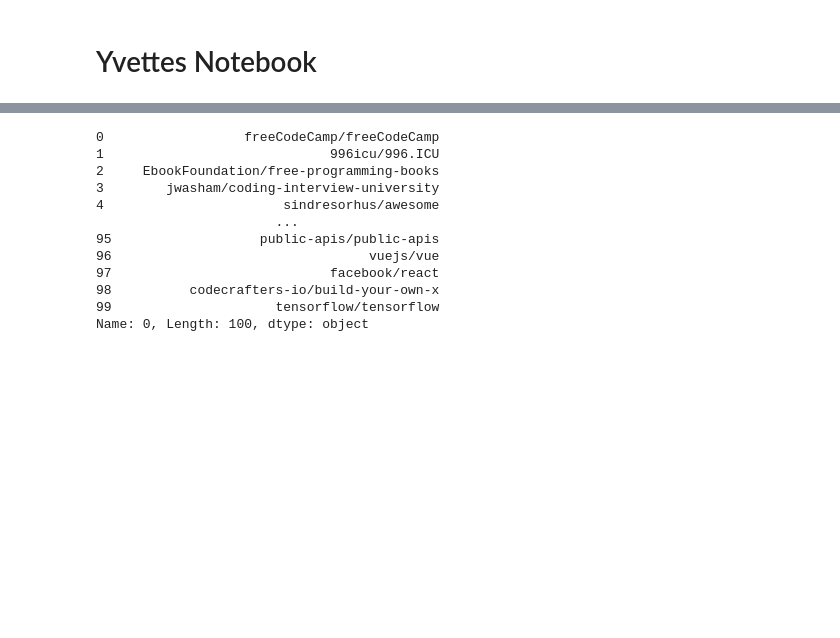
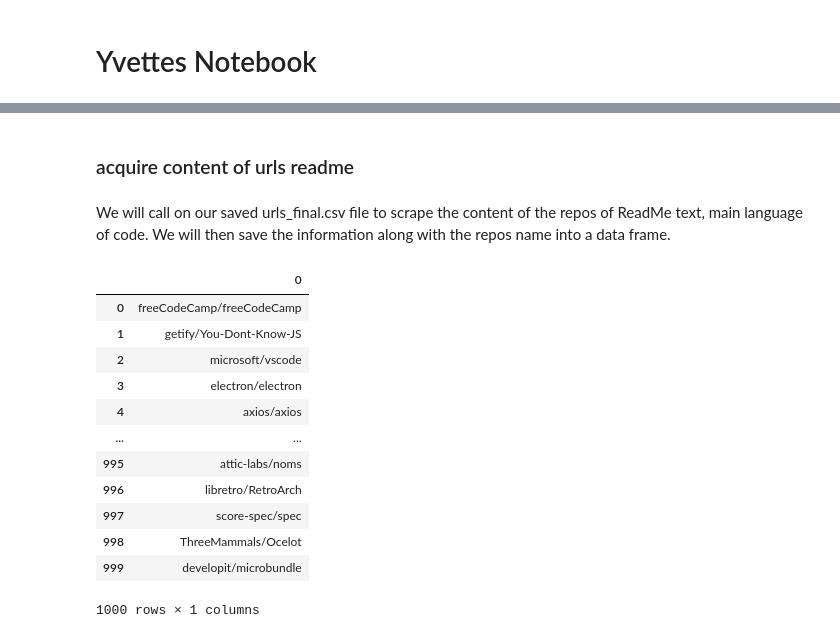
Before and after one commit to NLP-Project-Burton-Yuvia-Yvette/NLP-Project, a Jupyter notebook: Yvettes_notebook.ipynb, the cells around one changed output, grey strips where cells are left out. Drawn from its saved outputs; the diff is of its cells as text; code cells hidden in the pictures; blank space fills up the shorter version.

Commit message:
create readme_df csv file

```diff
--- a/Yvettes_notebook.ipynb
+++ b/Yvettes_notebook.ipynb
@@ -20,16 +47,21 @@ import time
+# %% [markdown]
+### acquire content of urls readme
+# %% [markdown]
+We will call on our saved urls_final.csv file to scrape the content of the repos of ReadMe text, main language of code. We will then save the information along with the repos name into a data frame.
 # %%
-urls_repo = pd.read_csv('urls.csv', index_col=0)
-urls_repo['0']
+urls_repo = pd.read_csv('urls_final.csv', index_col=0)
+urls_repo
 # %% [output]
+|  | 0 |
+| 0 | freeCodeCamp/freeCodeCamp |
+| 1 | getify/You-Dont-Know-JS |
+| 2 | microsoft/vscode |
+| 3 | electron/electron |
+| 4 | axios/axios |
+| ... | ... |
+| 995 | attic-labs/noms |
+| 996 | libretro/RetroArch |
+| 997 | score-spec/spec |
+| 998 | ThreeMammals/Ocelot |
+| 999 | developit/microbundle |
-0                  freeCodeCamp/freeCodeCamp
-1                             996icu/996.ICU
-2     EbookFoundation/free-programming-books
-3        jwasham/coding-interview-university
-4                       sindresorhus/awesome
-                       ...
-95                   public-apis/public-apis
-96                                 vuejs/vue
-97                            facebook/react
-98          codecrafters-io/build-your-own-x
-99                     tensorflow/tensorflow
-Name: 0, Length: 100, dtype: object
+1000 rows × 1 columns
```
Also changed, not shown: parts of 54 cells of this notebook.
